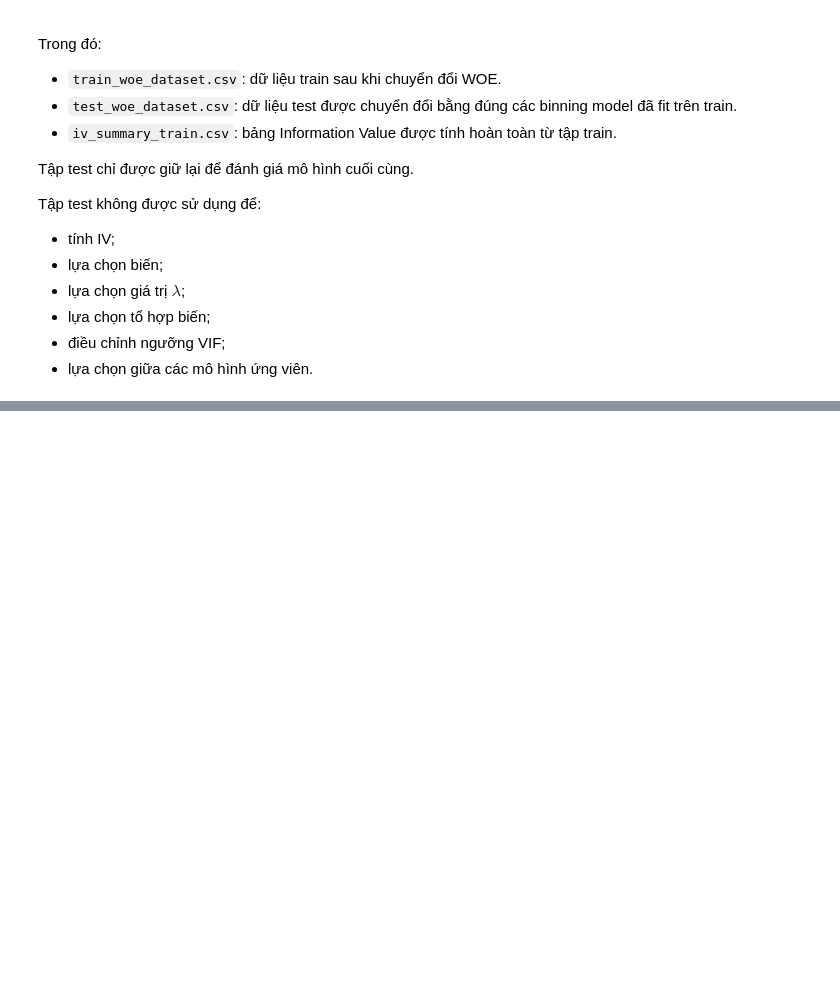
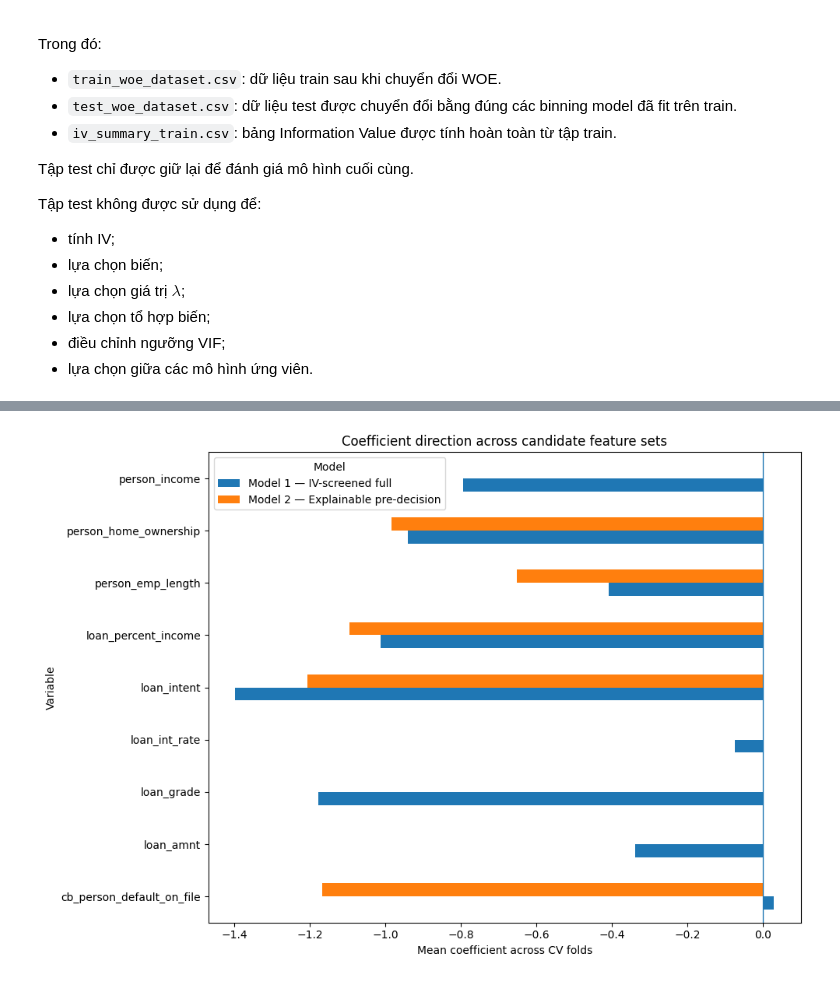
Before and after one commit to AIVIETNAM-AIO-trungcan/Module-2, a Jupyter notebook: notebook/FS_credit_score_features_selection.ipynb, the cells around one changed output, grey strips where cells are left out. Saved outputs shown, nothing was run; the diff lists cells and outputs as text; code cells hidden in the pictures; blank space fills up the shorter version.

```diff
--- a/notebook/FS_credit_score_features_selection.ipynb
+++ b/notebook/FS_credit_score_features_selection.ipynb
@@ -4854,0 +2659,20 @@ Tập test vẫn được giữ riêng cho giai đoạn đánh giá cuối cùng
+# %%
+coefficient_stability = pd.concat(
+    [
+        model_1_cv[
+            "coefficient_stability"
+        ],
+        model_2_cv[
+            "coefficient_stability"
+        ]
+    ],
+    ignore_index=True
+)
+
+display(
+    coefficient_stability.style.format({
+        "Mean_coefficient": "{:.6f}",
+        "SD_coefficient": "{:.6f}",
+        "Negative_fold_rate": "{:.1%}"
+    })
+)
@@ -4854,0 +2726,42 @@ Tập test vẫn được giữ riêng cho giai đoạn đánh giá cuối cùng
+# %%
+coefficient_plot_data = (
+    coefficient_stability[
+        [
+            "Model",
+            "Variable",
+            "Mean_coefficient"
+        ]
+    ]
+    .copy()
+)
+
+coefficient_pivot = (
+    coefficient_plot_data
+    .pivot(
+        index="Variable",
+        columns="Model",
+        values="Mean_coefficient"
+    )
+    .fillna(0)
+)
+
+coefficient_pivot.plot(
+    kind="barh",
+    figsize=(10, 7)
+)
+
+plt.axvline(
+    0,
+    linewidth=1
+)
+
+plt.xlabel("Mean coefficient across CV folds")
+plt.ylabel("Variable")
+plt.title(
+    "Coefficient direction across candidate feature sets"
+)
+
+plt.tight_layout()
+plt.show()
+# %% [output]
+[figure, added]
```
Also changed, not shown: parts of 100 cells of this notebook, 9 other files.
